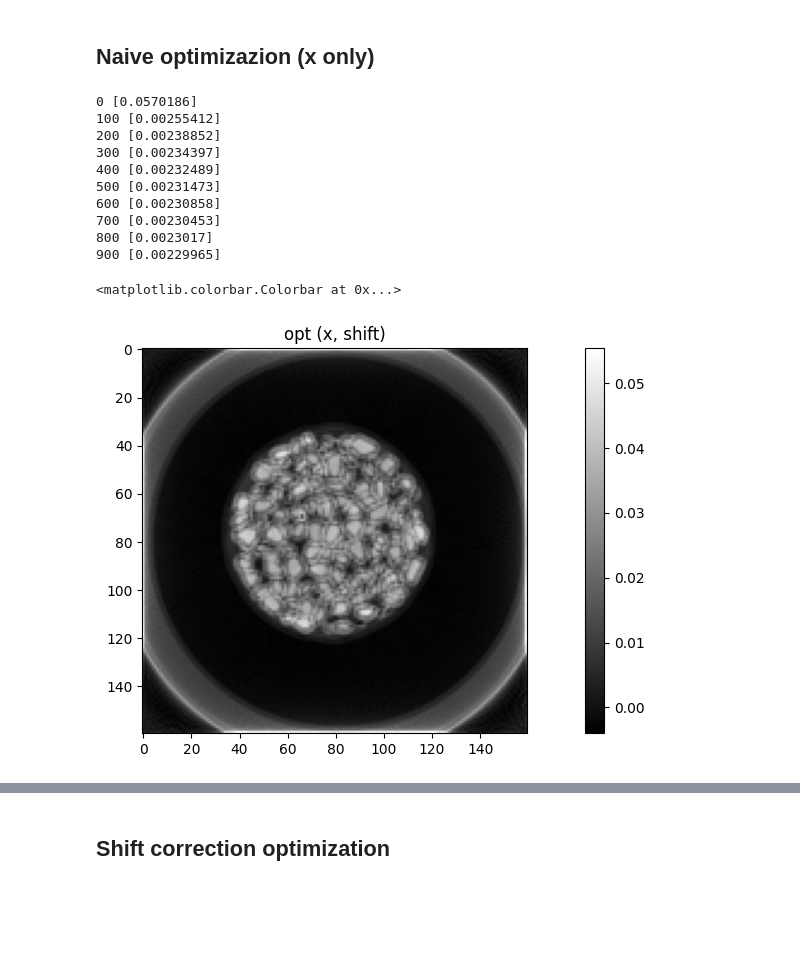
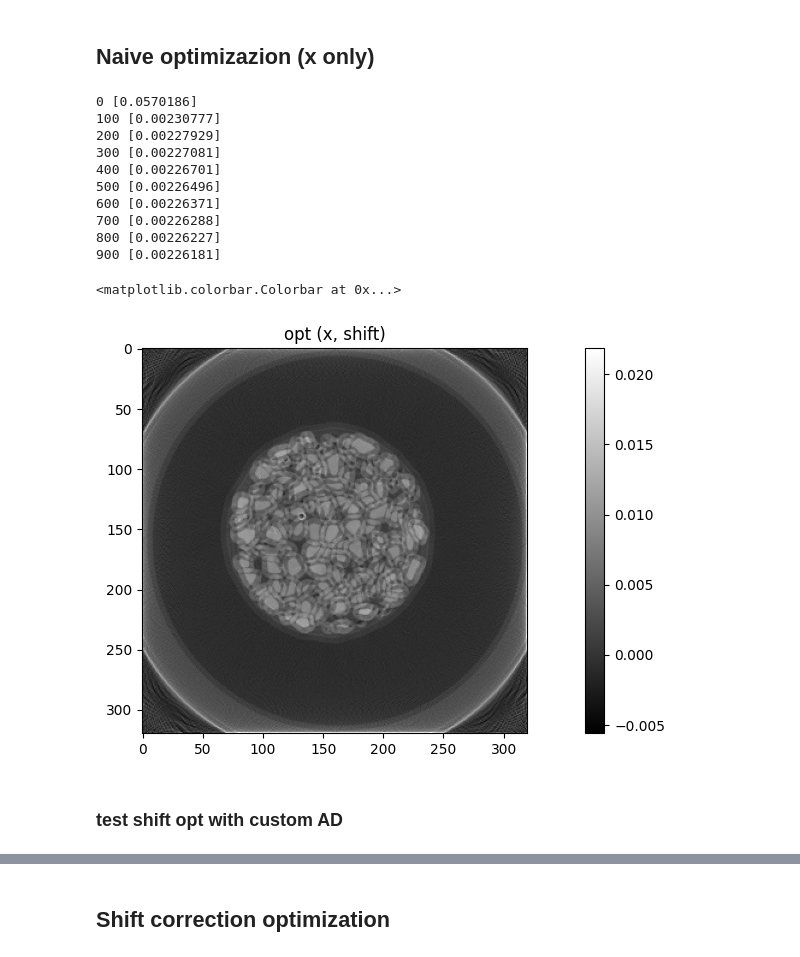
Before and after one commit to SepandKashani/xrt_toolkit, a Jupyter notebook: src/calibration.ipynb, the cells around one changed output, grey strips where cells are left out. Drawn from its saved outputs; the diff is of its cells as text; code cells hidden in the pictures; blank space fills up the shorter version.

```diff
--- a/src/calibration.ipynb
+++ b/src/calibration.ipynb
@@ -251,9 +255,10 @@ plt.imshow(th.asarray(backproj).cpu().reshape(v_shape), cmap='gray')
 # %%
 from drjit.opt import Adam, GradScaler, SGD
 
+tv = lambda x: dr.sum(dr.abs(x[1:] - x[:-1])) + dr.sum(dr.abs(x[:,1:] - x[:,:-1]))
 def loss(x_input):
     r = fp(ray_spec, knot_spec, order, x_input) - y_dr
-    return 0.5*dr.mean(r*r)
+    return 0.5*dr.mean(r*r) + 0.0001*tv(dr.reshape(TensorXf(x_input), v_shape))
 
 x_init = dr.zeros_like(x_dr)
 x = x_init
@@ -291,0 +502,10 @@ Final loss: [12.6978]
+# %%
+t_spec_dr, n_spec_dr = ray_spec
+dr.enable_grad(x_dr, t_spec_dr, n_spec_dr)
+r = xtk.xrt_apply((t_spec_dr, n_spec_dr), knot_spec, order, x_dr)
+dr.backward(r)
+r = xtk.xrt_apply((t_spec_dr, n_spec_dr), knot_spec, order, x_dr)
+dr.backward(r)
+print(x_dr.grad)
+print(np.asarray(t_spec_dr.grad).max())
+print(np.asarray(n_spec_dr.grad).max())
@@ -292,18 +516,19 @@ Final loss: [12.6978]
 # %%
 from drjit.opt import Adam, GradScaler, SGD
-
+tv = lambda x: dr.sum(dr.abs(x[1:] - x[:-1])) + dr.sum(dr.abs(x[:,1:] - x[:,:-1]))
 def loss(x_input, angles_input):
     t_spec_dr, n_spec_dr = set_operators_parallel_beam_dr(
         N_side=v_shape[0],
         N_angle=n_angles,
         N_offset=2*v_shape[0],
         pitch=1.0,
-        angles=angles_input
+        angles=angles_input,
+        t_offset = t_offset_perturbed
     )
-
     ray_spec = (t_spec_dr, n_spec_dr)
-    r = xtk.xrt_apply(ray_spec, knot_spec, order, x_input) - y_dr
-    return 0.5*dr.mean(r**2)
+    # r = xtk.xrt_apply(ray_spec, knot_spec, order, x_input) - y_dr
+    r = dr.custom(XRT, t_spec_dr, n_spec_dr, knot_spec, order, x_input, v_shape) - y_dr
+    return 0.5*dr.mean(r**2) + 0.0001*tv(dr.reshape(TensorXf(x_input), v_shape))
 
 x_init = dr.zeros_like(x_dr)
 angles_init = dr.copy(angles_perturbed)
@@ -311,20 +536,20 @@ angles_init = dr.copy(angles_perturbed)
 x = x_init
 ang = angles_init
 
-opt = Adam(lr=0., params={'x': x, 'v': ang})
-# opt = SGD(lr=0., params={'x': x, 'v': ang})
+opt = Adam(lr=0.005, params={'x': x, 'v': ang})
+# opt = SGD(lr=0.00005, params={'x': x, 'v': ang})
 
 scaler = GradScaler()
-opt.set_learning_rate({'x': 3}) # 3 for adam
-opt.set_learning_rate({'v': 0.0005}) # 0.0005 for adam
+opt.set_learning_rate({'x': 3}) # 3 for adam, 2 for sgd
+opt.set_learning_rate({'v': 0.0003}) # 0.0005 for adam, 0.00005 for sgd
 
-for i in range(500):
+for i in range(10000):
     x[:] = Float(opt['x'])
     ang[:] = Float(opt['v'])
     l = loss(x, ang)
     dr.backward(scaler.scale(l))
     scaler.step(opt)
-    if i % 100 == 0:
+    if i % 100 == 3:
         print(i, l, 0.5*dr.sum((angles - ang)**2))
 
 x_opt = opt['x']
@@ -342,4 +567,5 @@ plt.imshow(th.asarray(x_sol).cpu().reshape(v_shape), cmap='gray')
 plt.title('naive rec')
 
 print(dr.sum(x_opt - x_sol))
+#59.6s with for loop, 45.2 with while loop (evaluated), 22.2 with "manual" while loop dr.hint
 # %% [output]
@@ -455,13 +769,15 @@ def setOperator_th(
 
     return t_spec.T, n_spec.T
 # %%
+scale = 2
+
 t_spec_th, n_spec_th = setOperator_th(sod, sdd, N_view, 1, N_w, v_pitch, rx_pitch, dws, shift_cor=th.tensor([0.],dtype=th.float32, device=device), dtype=th.float32, device=device)
 ray_spec_th = (Array2f(t_spec_th), Array2f(n_spec_th))
-knot_spec = xtk.UniformSpec(start=(-(size * 1.**2)/2, -(size * 1.**2)/2), step=(4., 4.), num=(size//4, size//4))
+knot_spec = xtk.UniformSpec(start=(-(size * 1.**2)/2, -(size * 1.**2)/2), step=(scale, scale), num=(size//scale, size//scale))
 backproj_th = xtk.xrt_adjoint(ray_spec_th, knot_spec, 0, y_dr)
 
 plt.figure(figsize=(15,5))
-plt.imshow(th.asarray(backproj_th).cpu().reshape(size//4, size//4), cmap='gray')
+plt.imshow(th.asarray(backproj_th).cpu().reshape(size//scale, size//scale), cmap='gray')
 plt.title('BP-real data')
 plt.colorbar()
 # %% [output]
@@ -476,41 +792,43 @@ from drjit.cuda.ad import Float32
 def loss(x_input):
     t_spec_th, n_spec_th = setOperator_th(sod, sdd, N_view, 1, N_w, v_pitch, rx_pitch, dws, shift_cor=th.tensor([-0.15],dtype=th.float32, device=device), dtype=th.float32, device=device)
     ray_spec = (Array2f(t_spec_th), Array2f(n_spec_th))
     r = xtk.xrt_apply(ray_spec, knot_spec, 0, x_input) - y_dr
     return 0.5*dr.mean(r**2)
 
 x = dr.zeros_like(backproj_th)
 dr.enable_grad(x)
 
 # opt = Adam(lr=0., params={'x': x, 'v': shift})
 opt = SGD(lr=0., params={'x': x})
 scaler = GradScaler()
 
 opt.set_learning_rate({'x': 5}) # 5 for adam
 for i in range(1000):
     x[:] = Float(opt['x'])
     l = loss(x)
     dr.backward(scaler.scale(l))
     scaler.step(opt)
     if i % 100 == 0:
         print(i, l)
 
 x_opt = opt['x']
 
 plt.figure(figsize=(15,5))
-plt.imshow(th.asarray(x_opt).cpu().reshape((size//4, size//4)), cmap='gray')
+plt.imshow(th.asarray(x_opt).cpu().reshape((size//scale, size//scale)), cmap='gray')
 plt.title('opt (x, shift)')
 plt.colorbar()
 # %% [output]
 0 [0.0570186]
-100 [0.00255412]
-200 [0.00238852]
-300 [0.00234397]
-400 [0.00232489]
-500 [0.00231473]
-600 [0.00230858]
-700 [0.00230453]
-800 [0.0023017]
-900 [0.00229965]
+100 [0.00230777]
+200 [0.00227929]
+300 [0.00227081]
+400 [0.00226701]
+500 [0.00226496]
+600 [0.00226371]
+700 [0.00226288]
+800 [0.00226227]
+900 [0.00226181]
 <matplotlib.colorbar.Colorbar at 0x...>
-[figure, old version]
+[figure, new version]
+# %% [markdown]
+### test shift opt with custom AD
```
Also changed, not shown: parts of 24 cells of this notebook, 6 other files.
